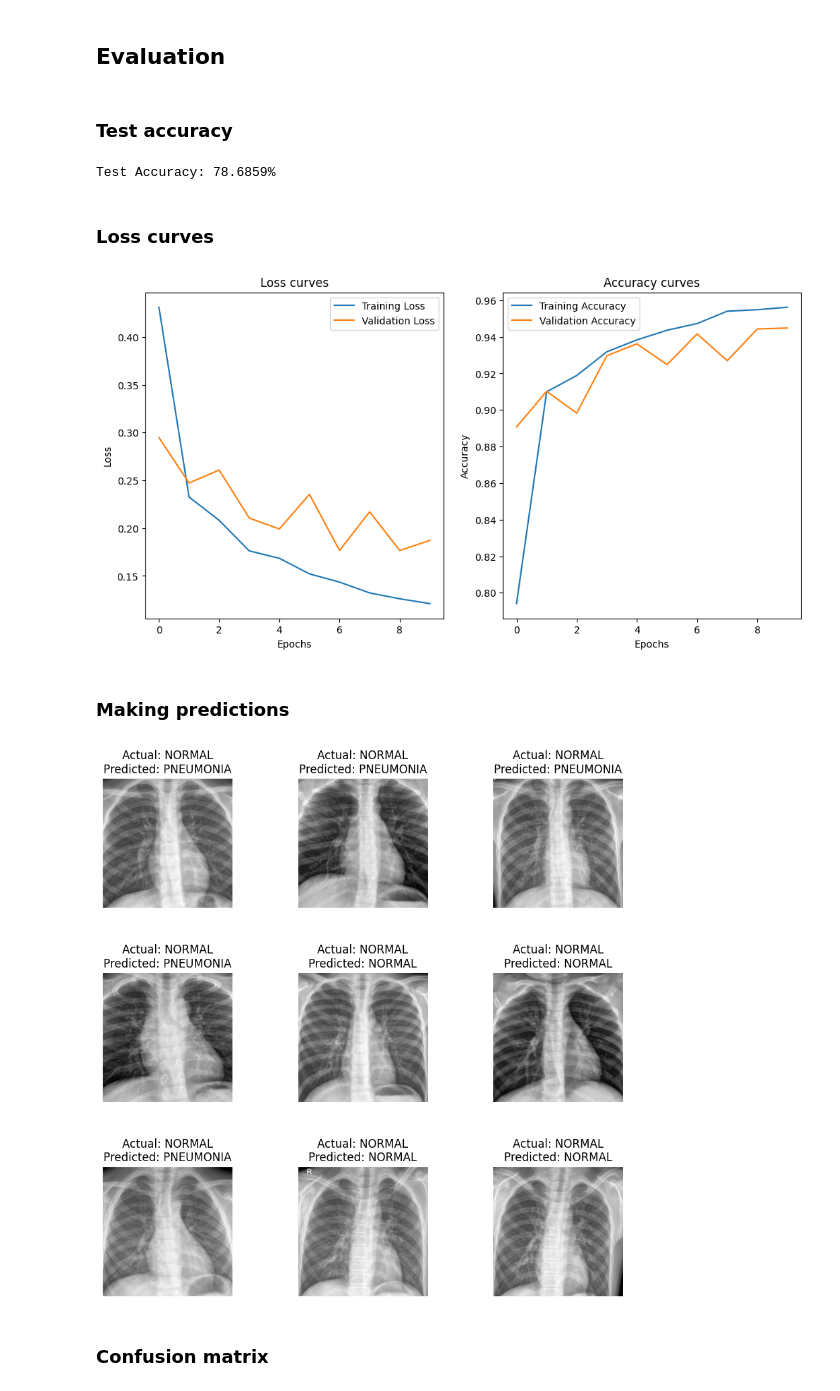
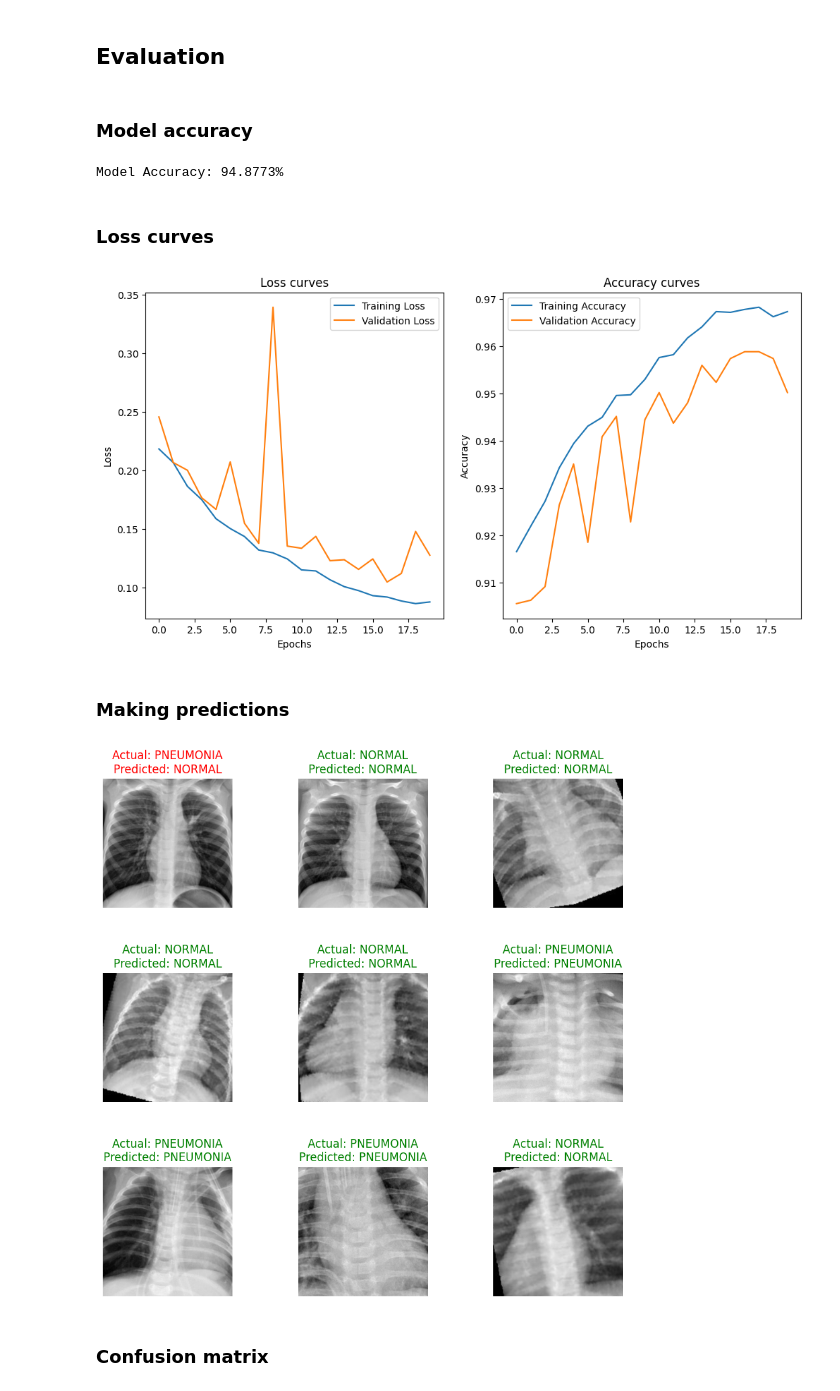
Before and after one commit to eliaszpiotr/PneumoniaDetection, a Jupyter notebook: pneumonia_detection.ipynb, the cells around one changed output. Drawn from its saved outputs; the diff is of its cells as text; code cells hidden in the pictures.

```diff
--- a/pneumonia_detection.ipynb
+++ b/pneumonia_detection.ipynb
@@ -202 +172,9 @@ val_dataset = ImageFolder(val_dir, transform=transform.Compose([
+# %%
+# Setup datasets
+train_dataset = ImageFolder(train_dir,transform=transforms.Compose([
+    transforms.Resize(255),
+    transforms.CenterCrop(224),
+    transforms.Grayscale(num_output_channels=1),
+    transforms.ToTensor(),
+]))
 # %%
@@ -332,13 +314,13 @@ torch.manual_seed(42)
 start_time = timer()
 
 # Setup epochs
-epochs = 10
+epochs = 20
 
 # Create lists to store losses and accuracies
 train_losses = []
 train_accuracies = []
-val_losses = []
-val_accuracies = []
+test_losses = []
+test_accuracies = []
 
 for epoch in tqdm(range(epochs)):
     running_loss = 0.0
@@ -372,13 +354,13 @@ for epoch in tqdm(range(epochs)):
     train_losses.append(epoch_loss)
     train_accuracies.append(epoch_acc)
 
-    # Evaluate the model on validation data
+    # Evaluate the model on test data
     model.eval()
-    val_loss = 0.0
+    test_loss = 0.0
     correct = 0
     total = 0
     with torch.inference_mode():
-        for images, labels in val_loader:
+        for images, labels in test_loader:
             # Move images and labels to GPU (if available)
             images = images.to(device)
             labels = labels.to(device)
@@ -387,19 +369,19 @@ for epoch in tqdm(range(epochs)):
             outputs = model(images)
             loss = loss_fn(outputs, labels)
 
-            # Compute validation statistics
-            val_loss += loss.item() * images.size(0)
+            # Compute test statistics
+            test_loss += loss.item() * images.size(0)
             _, predicted = torch.max(outputs.data, 1)
             total += labels.size(0)
             correct += (predicted == labels).sum().item()
 
-    val_loss = val_loss / len(val_dataset)
-    val_acc = correct / total
-    val_losses.append(val_loss)
-    val_accuracies.append(val_acc)
+    test_loss = test_loss / len(test_dataset)
+    test_acc = correct / total
+    test_losses.append(test_loss)
+    test_accuracies.append(test_acc)
 
     print(f'Epoch {epoch+1} ----------\n'
-          f'Training Loss: {epoch_loss:.4f} | Accuracy: {epoch_acc:.4f} | Validation Loss: {val_loss:.4f} | Accuracy: {val_acc:.4f}')
+          f'Training Loss: {epoch_loss:.4f} | Accuracy: {epoch_acc:.4f} | Test Loss: {test_loss:.4f} | Accuracy: {test_acc:.4f}')
 
 # End the timer and print out how long it took
 end_time = timer()
@@ -425,5 +407,5 @@ Total training time: 952.207 seconds
 # %% [markdown]
 ## Evaluation
 # %% [markdown]
-### Test accuracy
+### Model accuracy
 # %%
@@ -446,10 +428,10 @@ def evaluate(model, test_loader, device):
     accuracy = correct / total
     return accuracy
 # %%
-test_accuracy = evaluate(model, test_loader, device)
-print(f'Test Accuracy: {100*test_accuracy:.4f}%')
+test_accuracy = evaluate(model, val_loader, device)
+print(f'Model Accuracy: {100*test_accuracy:.4f}%')
 # %% [output]
-Test Accuracy: 78.6859%
+Model Accuracy: 94.8773%
 # %% [markdown]
 ### Loss curves
 # %%
@@ -458,7 +440,7 @@ plt.figure(figsize=(12, 6))
 # Plot training and validation loss
 plt.subplot(1, 2, 1)
 plt.plot(train_losses, label='Training Loss')
-plt.plot(val_losses, label='Validation Loss')
+plt.plot(test_losses, label='Validation Loss')
 plt.xlabel('Epochs')
 plt.ylabel('Loss')
 plt.title('Loss curves')
@@ -467,7 +449,7 @@ plt.legend()
 # Plot training and validation accuracy
 plt.subplot(1, 2, 2)
 plt.plot(train_accuracies, label='Training Accuracy')
-plt.plot(val_accuracies, label='Validation Accuracy')
+plt.plot(test_accuracies, label='Validation Accuracy')
 plt.xlabel('Epochs')
 plt.ylabel('Accuracy')
 plt.title('Accuracy curves')
@@ -475,46 +457,47 @@ plt.legend()
 
 plt.show()
 # %% [output]
-[figure, old version]
+[figure, new version]
 # %% [markdown]
 ### Making predictions
 # %%
-def display_image(image, title):
+def display_image(image, title, color):
     image = image.numpy().transpose((1, 2, 0))
     image = image.squeeze()
     plt.imshow(image, cmap='gray')
-    plt.title(title)
+    plt.title(title, color=color)
     plt.axis(False)
 
 num_samples = 9
 rows, cols = 3, 3
 model.eval()
 
 with torch.inference_mode():
     fig, axs = plt.subplots(rows, cols, figsize=(10, 10))
     fig.subplots_adjust(hspace=0.5, wspace=0.5)
     sample_count = 0
 
-    for images, labels in test_loader:
+    for images, labels in val_loader:
         if sample_count >= num_samples:
             break
         images = images.to(device)
         labels = labels.to(device)
 
         outputs = model(images)
         _, predicted = torch.max(outputs.data, 1)
 
         for j in range(len(images)):
             if sample_count >= num_samples:
                 break
             ax = axs[sample_count // cols, sample_count % cols]
             plt.sca(ax) # Set the current axes
-            display_image(images[j].cpu(), f"Actual: {class_names[labels[j].item()]}\nPredicted: {class_names[predicted[j].item()]}")
+            title_color = 'green' if labels[j].item() == predicted[j].item() else 'red'
+            display_image(images[j].cpu(), f"Actual: {class_names[labels[j].item()]}\nPredicted: {class_names[predicted[j].item()]}", title_color)
             sample_count += 1
 
     plt.show()
 # %% [output]
-[figure, old version]
+[figure, new version]
 # %% [markdown]
 ### Confusion matrix
 # %%
```
Also changed, not shown: parts of 19 cells of this notebook.
